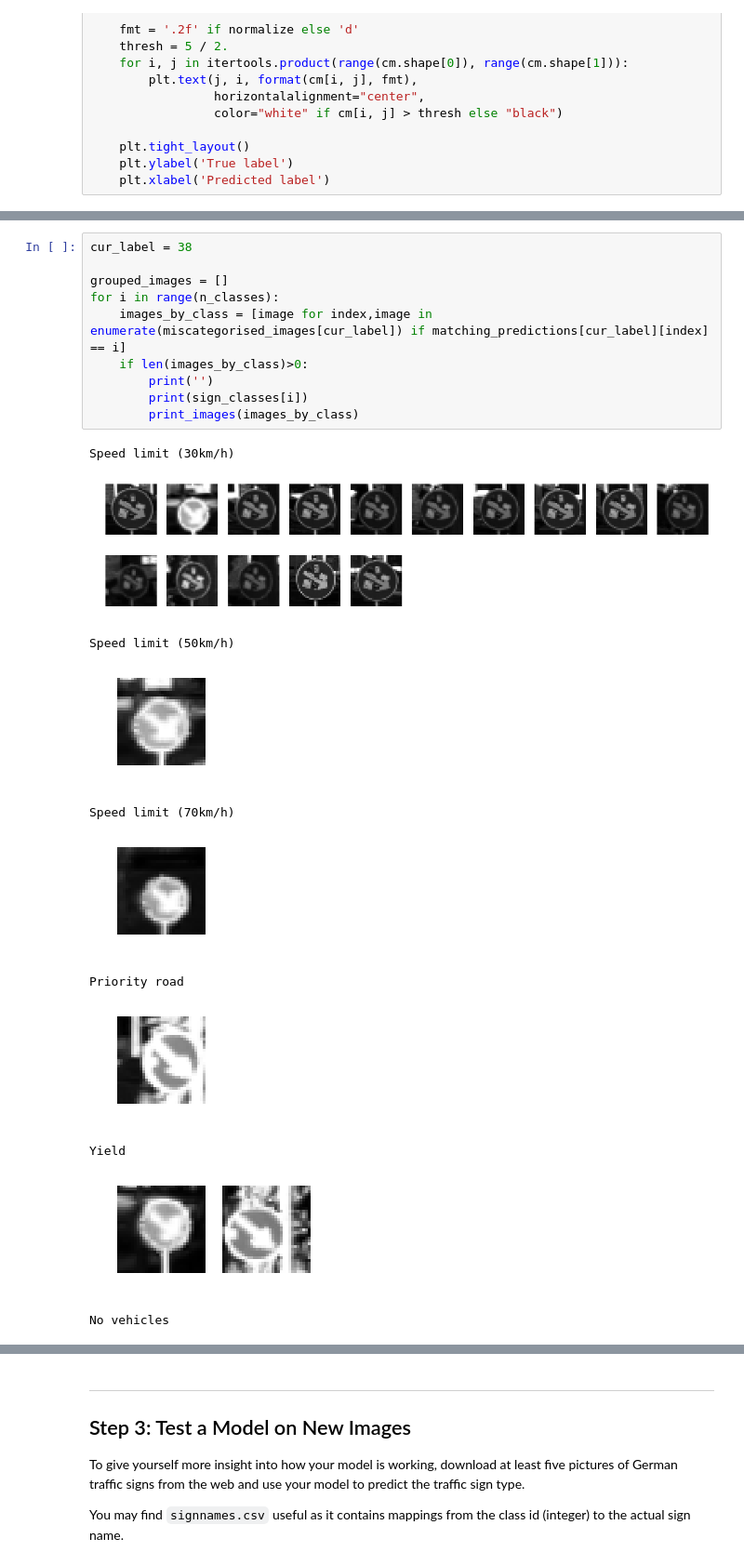
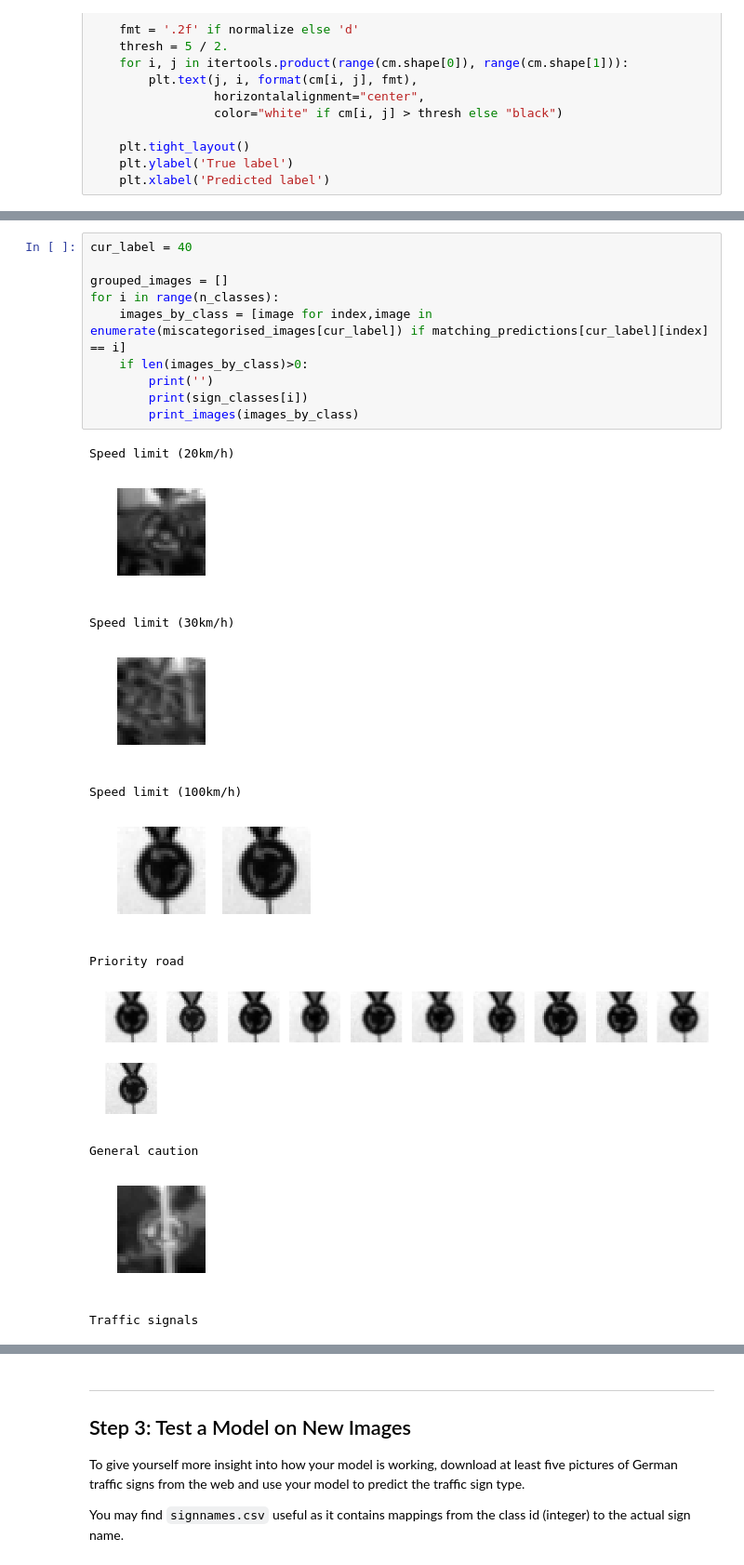
Before and after one commit to MarkDekker/CarND-Traffic-Sign-Classifier-Project, a Jupyter notebook: Traffic_Sign_Classifier.ipynb, the cells around one changed output, grey strips where cells are left out. Shown at 93% size. Drawn from its saved outputs; the diff is of its cells as text.

```diff
--- a/Traffic_Sign_Classifier.ipynb
+++ b/Traffic_Sign_Classifier.ipynb
@@ -686,24 +687,24 @@ plot_confusion_matrix(confusion_matrix, sign_classes, title='Confusion matrix')
 Confusion matrix, without normalization
 [figure]
 # %%
-cur_label = 38
+cur_label = 40
 
 grouped_images = []
 for i in range(n_classes):
     images_by_class = [image for index,image in enumerate(miscategorised_images[cur_label]) if matching_predictions[cur_label][index] == i]
     if len(images_by_class)>0:
         print('')
         print(sign_classes[i])
         print_images(images_by_class)
 # %% [output]
-Speed limit (30km/h)
+Speed limit (20km/h)
-[figure, old version]
+[figure, new version]
-Speed limit (50km/h)
+Speed limit (30km/h)
-[figure, old version]
+[figure, new version]
-Speed limit (70km/h)
+Speed limit (100km/h)
-[figure, old version]
+[figure, new version]
 Priority road
-[figure, old version]
+[figure, new version]
-Yield
+General caution
-[figure, old version]
+[figure, new version]
-No vehicles
+Traffic signals
```
Also changed, not shown: parts of 17 cells of this notebook.
